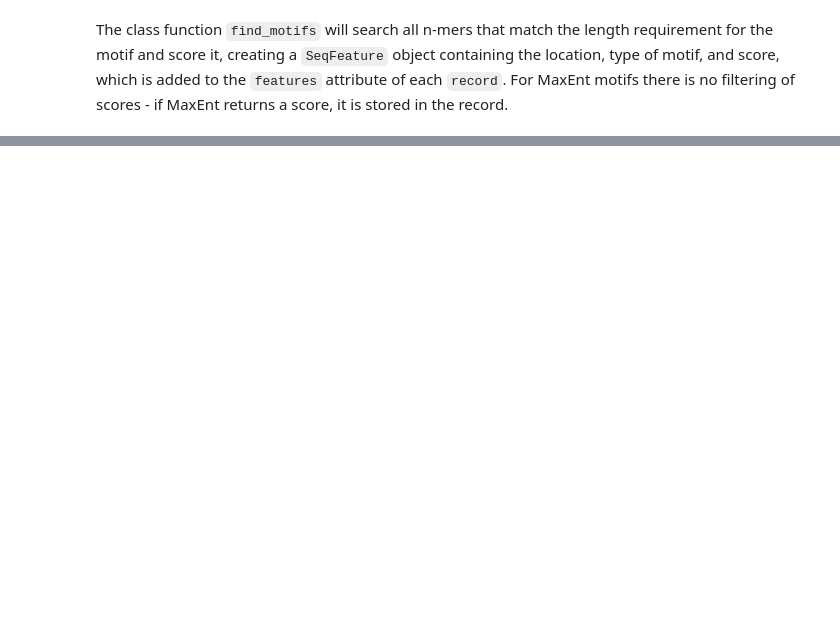
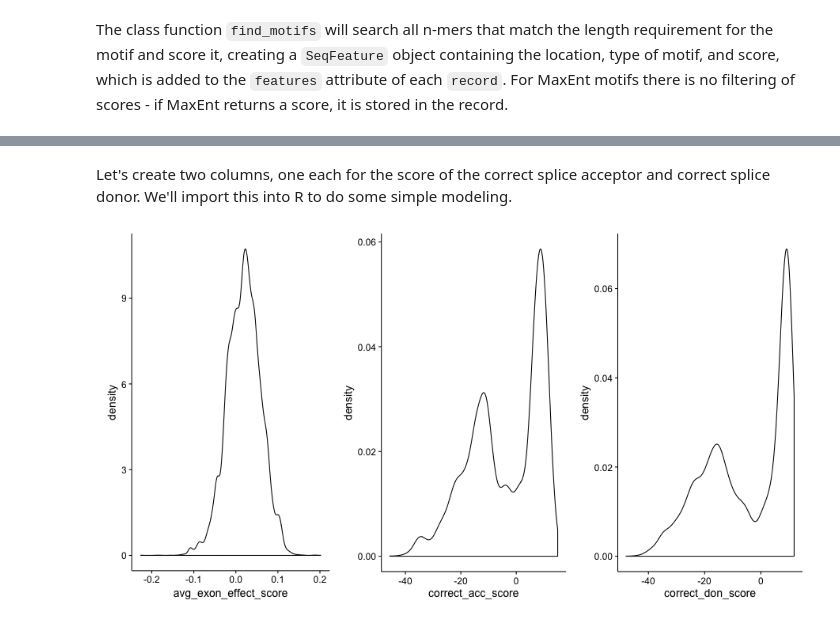
Before and after one commit to kiminsigne-ucla/splicing, a Jupyter notebook: splicemod_lib/notebooks/score_lib.ipynb, the cells around one changed output, grey strips where cells are left out. Cells and saved outputs as stored; diff of their text form; code cells hidden in the pictures; blank space fills up the shorter version.

```diff
--- a/splicemod_lib/notebooks/score_lib.ipynb
+++ b/splicemod_lib/notebooks/score_lib.ipynb
@@ -416,0 +390,2 @@ len(records_correct)
+# %% [markdown]
+Let's create two columns, one each for the score of the correct splice acceptor and correct splice donor. We'll import this into R to do some simple modeling.
@@ -416,0 +410,10 @@ len(records_correct)
+# %%
+%%R
+data <- read.table('../produced_data/splicemod_exon_acc_don_scores.txt', sep = '\t', header = T)
+# %%
+%%R -w 900 -h 480 -u px
+plot_grid(ggplot(data, aes(avg_exon_effect_score)) + geom_density(),
+         ggplot(data, aes(correct_acc_score)) + geom_density(),
+         ggplot(data, aes(correct_don_score)) + geom_density(), nrow = 1)
+# %% [output]
+[figure, added]
```
Also changed, not shown: parts of 27 cells of this notebook.
